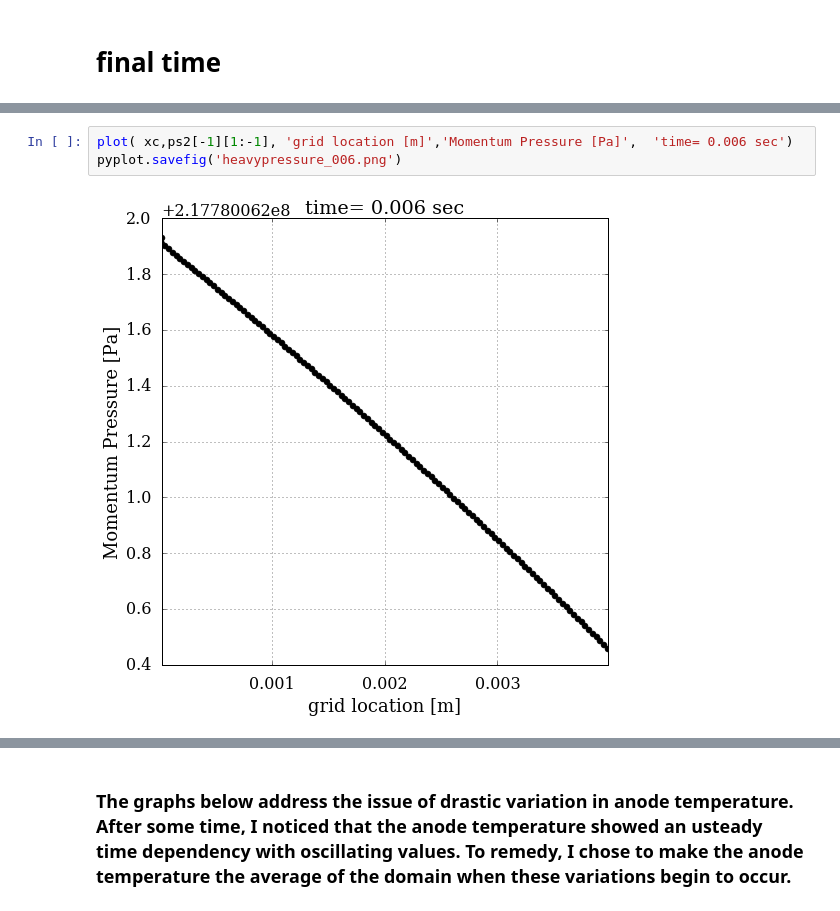
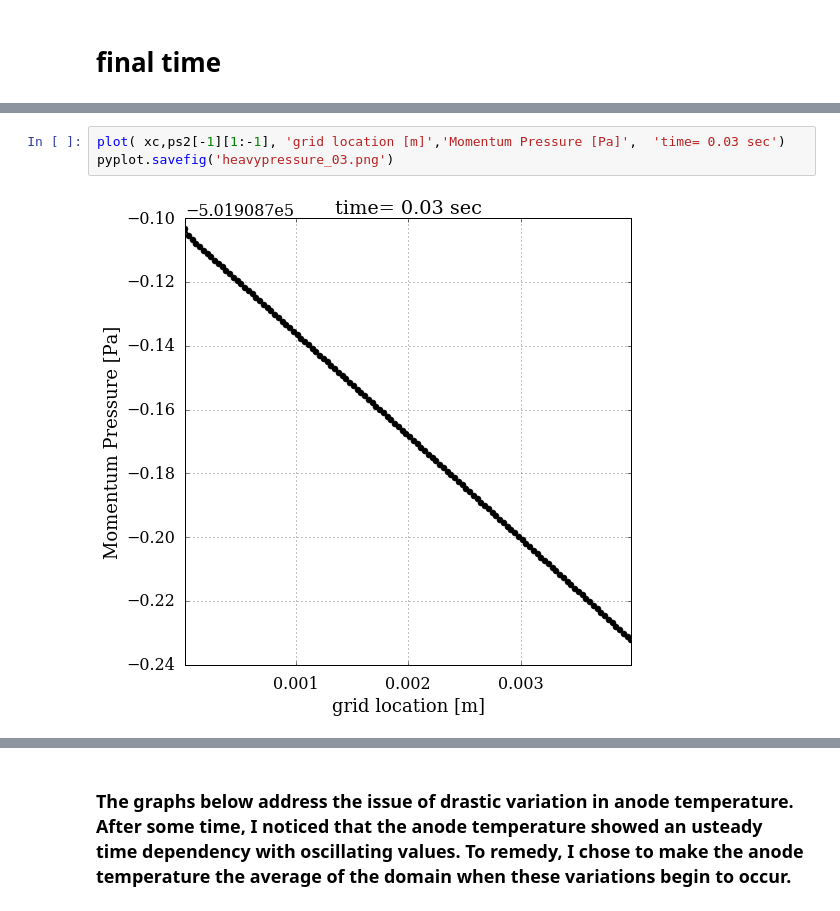
Before and after one commit to lgmartinez/plasma, a Jupyter notebook: 1d_Ablation_BN.ipynb, the cells around one changed output, grey strips where cells are left out. Cells and saved outputs as stored; diff of their text form.

```diff
--- a/1d_Ablation_BN.ipynb
+++ b/1d_Ablation_BN.ipynb
@@ -2715,8 +2724,8 @@ ps2[-1][1]
 # %%
-plot( xc,ps2[-1][1:-1], 'grid location [m]','Momentum Pressure [Pa]',  'time= 0.006 sec')
-pyplot.savefig('heavypressure_006.png')
+plot( xc,ps2[-1][1:-1], 'grid location [m]','Momentum Pressure [Pa]',  'time= 0.03 sec')
+pyplot.savefig('heavypressure_03.png')
 # %% [output]
-[figure, old version]
+[figure, new version]
 # %%
 rhos[-1][0]
 # %% [output]
```
Also changed, not shown: parts of 55 cells of this notebook.
